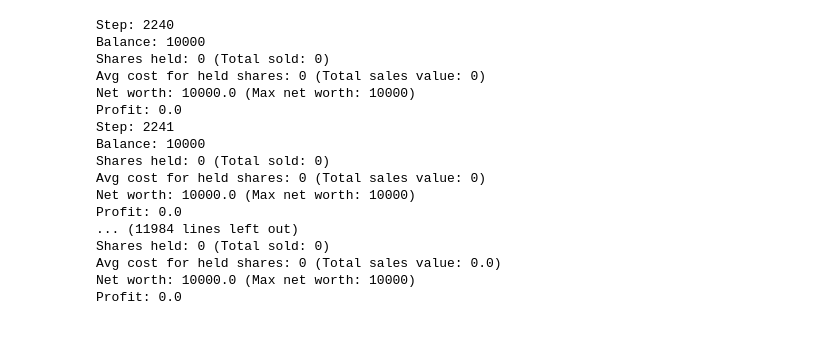
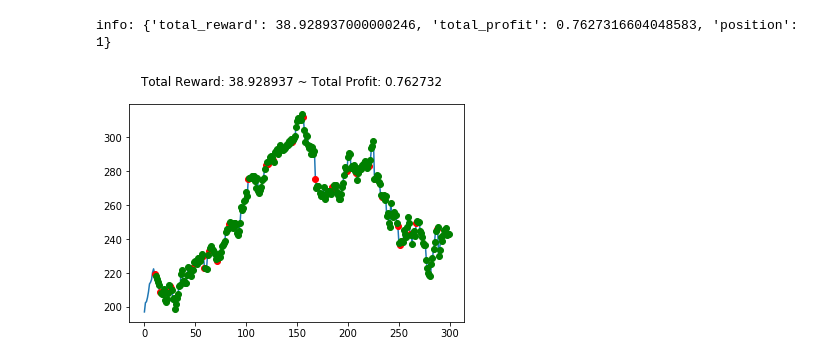
Before and after one commit to loomlike/relearn, a Jupyter notebook: example_stock.ipynb, the cells around one changed output. Saved outputs shown, nothing was run; the diff lists cells and outputs as text; code cells hidden in the pictures; blank space fills up the shorter version.

```diff
--- a/example_stock.ipynb
+++ b/example_stock.ipynb
@@ -93,26 +102,17 @@ WARNING:tensorflow:From /data/anaconda/envs/relearn/lib/python3.7/site-packages/
-# %%
-obs = vecenv.reset()
-for i in range(2000):
-    action, _states = model.predict(obs)
-    obs, rewards, done, info = vecenv.step(action)
-    vecenv.render()
-# %% [output]
-Step: 2240
-Balance: 10000
-Shares held: 0 (Total sold: 0)
-Avg cost for held shares: 0 (Total sales value: 0)
-Net worth: 10000.0 (Max net worth: 10000)
-Profit: 0.0
-Step: 2241
-Balance: 10000
-Shares held: 0 (Total sold: 0)
-Avg cost for held shares: 0 (Total sales value: 0)
-Net worth: 10000.0 (Max net worth: 10000)
-Profit: 0.0
-... (11984 lines left out)
-Shares held: 0 (Total sold: 0)
-Avg cost for held shares: 0 (Total sales value: 0.0)
-Net worth: 10000.0 (Max net worth: 10000)
-Profit: 0.0
+# %%
+observation = env.reset()
+while True:
+    action, _states = model.predict(observation)
+    observation, reward, done, info = env.step(action)
+    if done:
+        print("info:", info)
+        break
+
+plt.cla()
+env.render_all()
+plt.show()
+# %% [output]
+info: {'total_reward': 38.928937000000246, 'total_profit': 0.7627316604048583, 'position': 1}
+[figure, added]
 # %%
 env.close()
```
Also changed, not shown: parts of 10 cells of this notebook, 4 other files.
